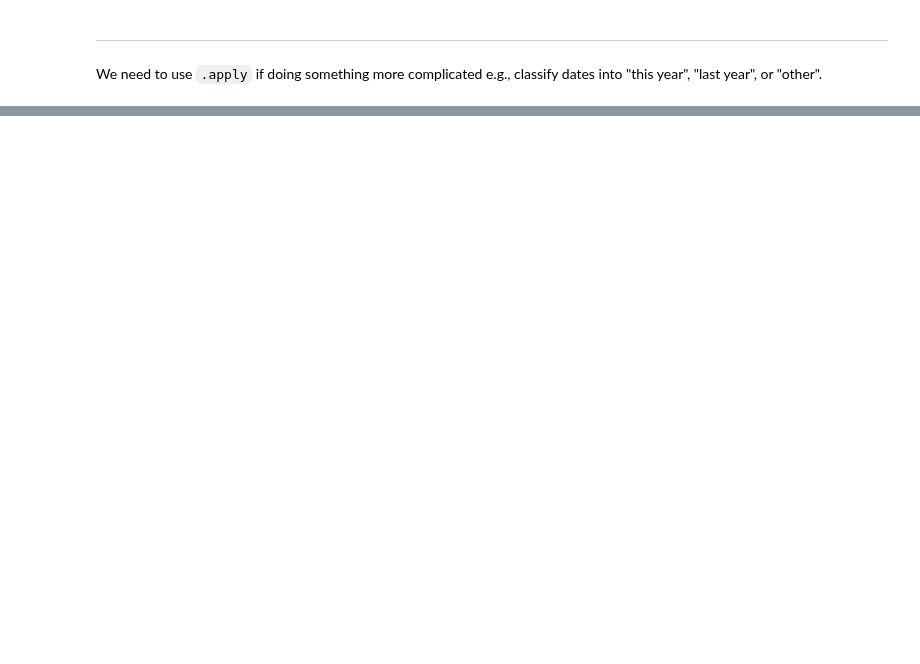
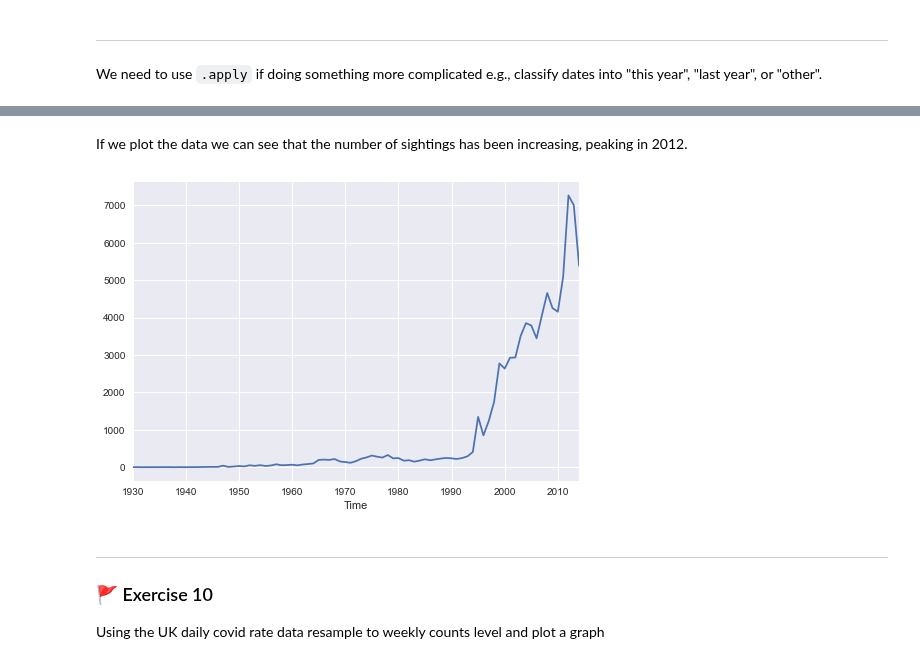
Before and after one commit to Eldave93/machine-learning-workbooks, a Jupyter notebook: 12-time-series/12_workbook.ipynb, the cells around one changed output, grey strips where cells are left out. Saved outputs shown, nothing was run; the diff lists cells and outputs as text; code cells hidden in the pictures; blank space fills up the shorter version.

```diff
--- a/12-time-series/12_workbook.ipynb
+++ b/12-time-series/12_workbook.ipynb
@@ -359,0 +584,6 @@ covid.date.apply(year_classifier)
+# %%
+import pandas as pd
+
+ufo = pd.read_csv('./Data/ufo.csv')
+
+ufo.head()
@@ -359,0 +599,6 @@ covid.date.apply(year_classifier)
+# %%
+from helper_functions import clean_ufos
+
+ufo = clean_ufos(ufo)
+
+ufo.head()
@@ -359,0 +689,5 @@ covid.date.apply(year_classifier)
+# %%
+# make this resampling permanent, and also extract only the state column,
+# as that has no nulls in
+ufo_state_count = ufo.resample('Y').count()['State']
+ufo_state_count
@@ -359,0 +708,15 @@ covid.date.apply(year_classifier)
+# %% [markdown]
+If we plot the data we can see that the number of sightings has been increasing, peaking in 2012.
+# %%
+import matplotlib.pyplot as plt
+plt.style.use('seaborn')
+
+ufo_state_count.plot();
+# %% [output]
+[figure, added]
+# %% [markdown]
+---
+
+### 🚩 Exercise 10
+
+Using the UK daily covid rate data resample to weekly counts level and plot a graph
```
Also changed, not shown: parts of 51 cells of this notebook, 2 other files.
